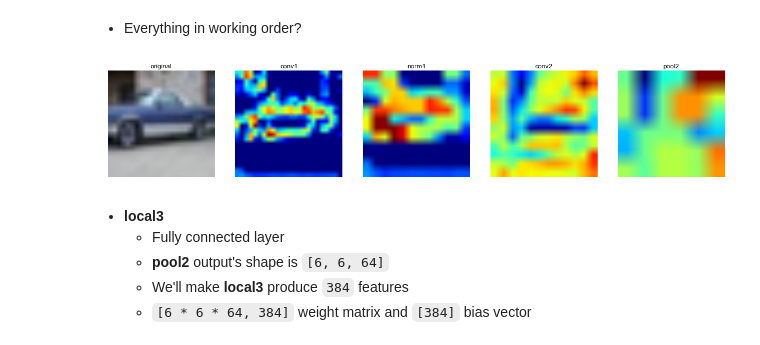
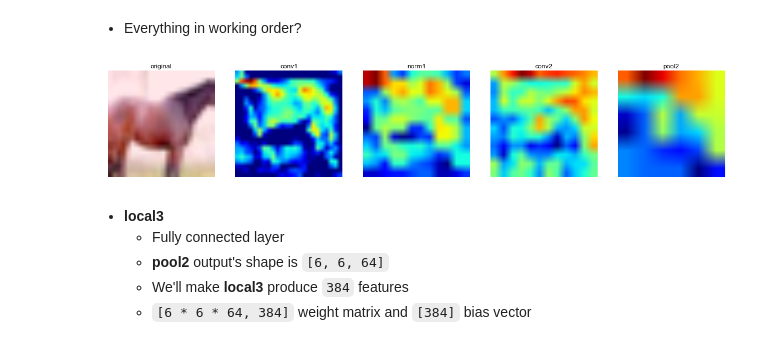
Before and after one commit to keveman/tensorflow-tutorial, a Jupyter notebook: CIFAR10 Tutorial.ipynb, the cells around one changed output. Saved outputs shown, nothing was run; the diff lists cells and outputs as text; code cells hidden in the pictures.

```diff
--- a/CIFAR10 Tutorial.ipynb
+++ b/CIFAR10 Tutorial.ipynb
@@ -44,18 +47,22 @@ label_names = ['airplane', 'automobile', 'bird', 'cat', 'deer', 'dog',
 # %% [markdown]
 * Decode the raw bytes and create a mini-batch of Tensors
+# %%
+def data_as_tensor(filenumber, batch_size, offset=0):
+  return tf.decode_raw(data[filenumber][offset*record_size:offset*record_size+batch_size*record_size], tf.uint8)
+def data_as_nparray(filenumber, batch_size, offset=0):
+  return np.fromstring(
+    data[filenumber][offset*record_size:offset*record_size+batch_size*record_size],
+    dtype=np.uint8)
 # %%
 def get_mini_batch(bytes, batch_size):
-  img_size = 32 * 32 * 3
-  # One 'record' is an image and a label
-  record_size = img_size + 1
   images = []
   labels = []
   for i in range(batch_size):
     offset = i * record_size
     # Slice off a record and decode it in to a Tensor of type uint8
-    decoded = tf.decode_raw(bytes[offset:offset + record_size], tf.uint8)
+    decoded = bytes[offset:offset + record_size]
     # Slice off the label
-    label =  tf.cast(decoded[0:1], tf.int32)
+    label =  tf.cast(decoded[0:1], tf.int64)
     # Slice off the image and reshape to 3-D
     image = tf.reshape(decoded[1:1+img_size], [3, 32, 32])
     # Reformat from [color, x, y] to [x, y, color]
@@ -66,7 +73,7 @@ def get_mini_batch(bytes, batch_size):
 # %% [markdown]
 * Let's look at the images
 # %%
-images, labels =  get_mini_batch(data[0], 10)
+images, labels =  get_mini_batch(data_as_tensor(0, 10), 10)
 fig = figure(figsize = (7, 3.5))
 for i in range(10):
   image, label = images[i], labels[i]
@@ -179,21 +186,21 @@ def pool2(input):
 # %% [markdown]
 * Everything in working order?
 # %%
-im, _ = get_mini_batch(data[1], 1)
+im, _ = get_mini_batch(data_as_tensor(2, 1, 433), 1)
 im = distort(im[0])
 figsize(20, 5)
 subplot(1, 5, 1)
 myshow(im.eval(), 'original')
 
 im = tf.expand_dims(im, 0)
 tf.initialize_all_variables().run()
 
 x = conv1(im).eval(); subplot(1, 5, 2); myshow(x[0, :, :, 0], 'conv1')
 x = norm1(pool1(x)).eval(); subplot(1, 5, 3); myshow(x[0, :, :, 0], 'norm1')
 x = conv2(x).eval(); subplot(1, 5, 4); myshow(x[0, :, :, 0], 'conv2')
 x = pool2(norm2(x)).eval(); subplot(1, 5, 5); myshow(x[0, :, :, 0], 'pool2')
 # %% [output]
-[figure, old version]
+[figure, new version]
 # %% [markdown]
 * **local3**
   - Fully connected layer
```
Also changed, not shown: parts of 12 cells of this notebook.
